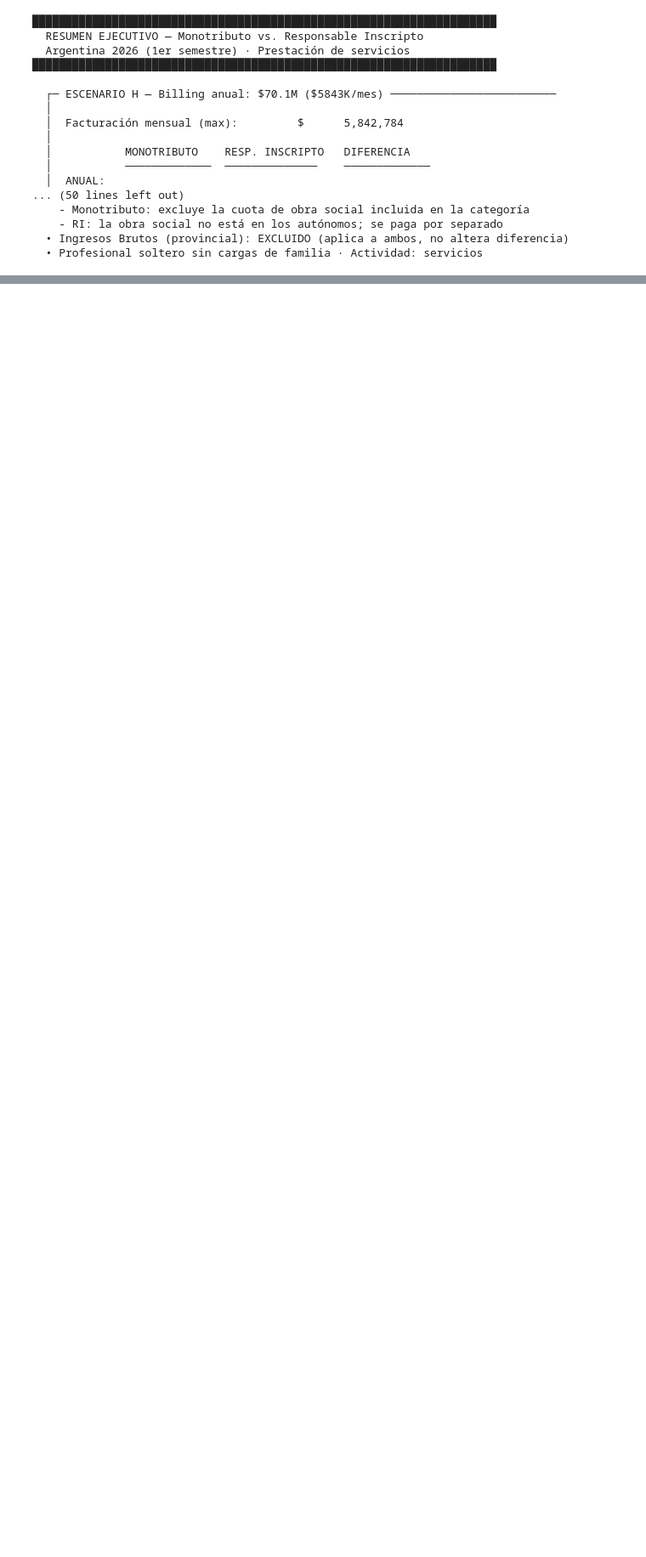
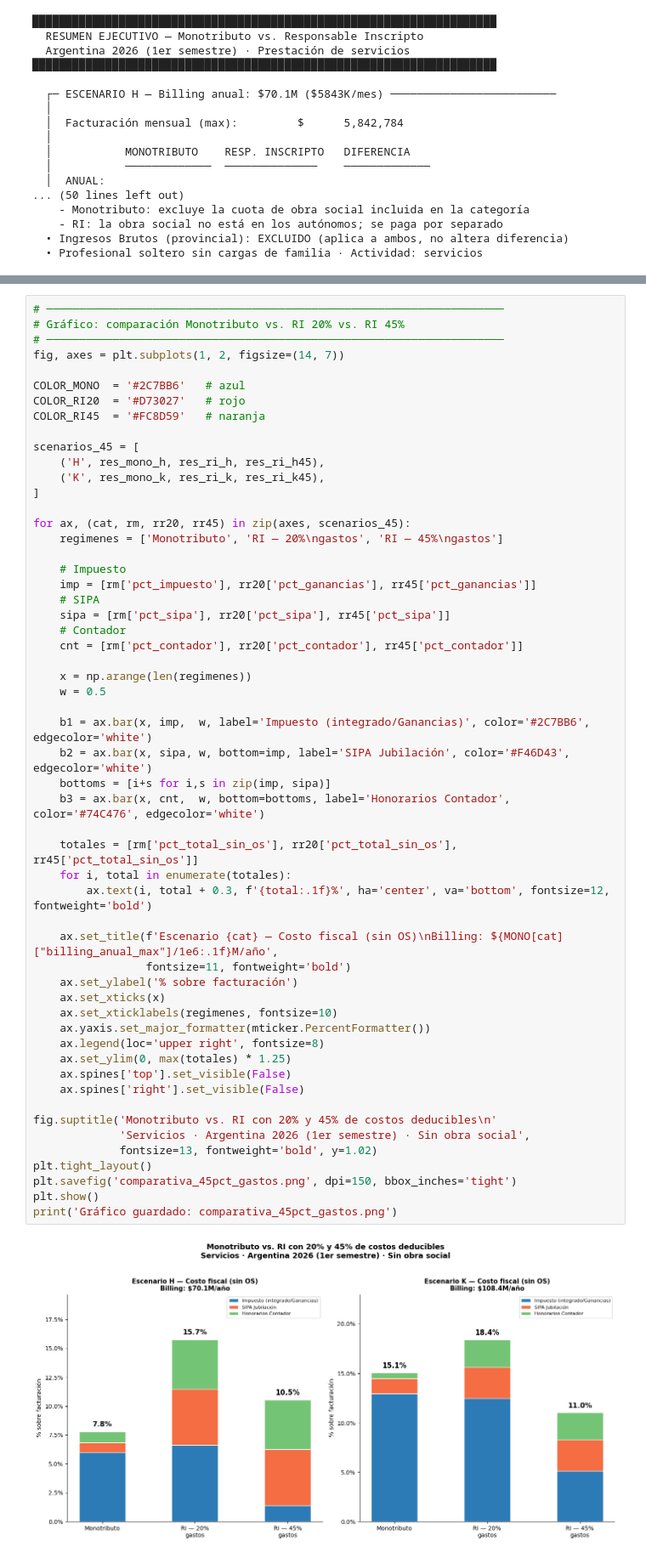
Before and after one commit to abenassi/analisis-fiscal, a Jupyter notebook: analisis_regimenes_fiscales.ipynb, the cells around one changed output, grey strips where cells are left out. Shown at 85% size. Drawn from its saved outputs; the diff is of its cells as text; blank space fills up the shorter version.

```diff
--- a/analisis_regimenes_fiscales.ipynb
+++ b/analisis_regimenes_fiscales.ipynb
@@ -993,0 +1074,57 @@ display(df_sintesis)
+# %%
+# ─────────────────────────────────────────────────────────────────────
+# Gráfico: comparación Monotributo vs. RI 20% vs. RI 45%
+# ─────────────────────────────────────────────────────────────────────
+fig, axes = plt.subplots(1, 2, figsize=(14, 7))
+
+COLOR_MONO  = '#2C7BB6'   # azul
+COLOR_RI20  = '#D73027'   # rojo
+COLOR_RI45  = '#FC8D59'   # naranja
+
+scenarios_45 = [
+    ('H', res_mono_h, res_ri_h, res_ri_h45),
+    ('K', res_mono_k, res_ri_k, res_ri_k45),
+]
+
+for ax, (cat, rm, rr20, rr45) in zip(axes, scenarios_45):
+    regimenes = ['Monotributo', 'RI — 20%\ngastos', 'RI — 45%\ngastos']
+
+    # Impuesto
+    imp = [rm['pct_impuesto'], rr20['pct_ganancias'], rr45['pct_ganancias']]
+    # SIPA
+    sipa = [rm['pct_sipa'], rr20['pct_sipa'], rr45['pct_sipa']]
+    # Contador
+    cnt = [rm['pct_contador'], rr20['pct_contador'], rr45['pct_contador']]
+
+    x = np.arange(len(regimenes))
+    w = 0.5
+
+    b1 = ax.bar(x, imp,  w, label='Impuesto (integrado/Ganancias)', color='#2C7BB6', edgecolor='white')
+    b2 = ax.bar(x, sipa, w, bottom=imp, label='SIPA Jubilación', color='#F46D43', edgecolor='white')
+    bottoms = [i+s for i,s in zip(imp, sipa)]
+    b3 = ax.bar(x, cnt,  w, bottom=bottoms, label='Honorarios Contador', color='#74C476', edgecolor='white')
+
+    totales = [rm['pct_total_sin_os'], rr20['pct_total_sin_os'], rr45['pct_total_sin_os']]
+    for i, total in enumerate(totales):
+        ax.text(i, total + 0.3, f'{total:.1f}%', ha='center', va='bottom', fontsize=12, fontweight='bold')
+
+    ax.set_title(f'Escenario {cat} — Costo fiscal (sin OS)\nBilling: ${MONO[cat]["billing_anual_max"]/1e6:.1f}M/año',
+                 fontsize=11, fontweight='bold')
+    ax.set_ylabel('% sobre facturación')
+    ax.set_xticks(x)
+    ax.set_xticklabels(regimenes, fontsize=10)
+    ax.yaxis.set_major_formatter(mticker.PercentFormatter())
+    ax.legend(loc='upper right', fontsize=8)
+    ax.set_ylim(0, max(totales) * 1.25)
+    ax.spines['top'].set_visible(False)
+    ax.spines['right'].set_visible(False)
+
+fig.suptitle('Monotributo vs. RI con 20% y 45% de costos deducibles\n'
+             'Servicios · Argentina 2026 (1er semestre) · Sin obra social',
+             fontsize=13, fontweight='bold', y=1.02)
+plt.tight_layout()
+plt.savefig('comparativa_45pct_gastos.png', dpi=150, bbox_inches='tight')
+plt.show()
+print('Gráfico guardado: comparativa_45pct_gastos.png')
+# %% [output]
+[figure, added]
```
Also changed, not shown: parts of 14 cells of this notebook, 3 other files.
